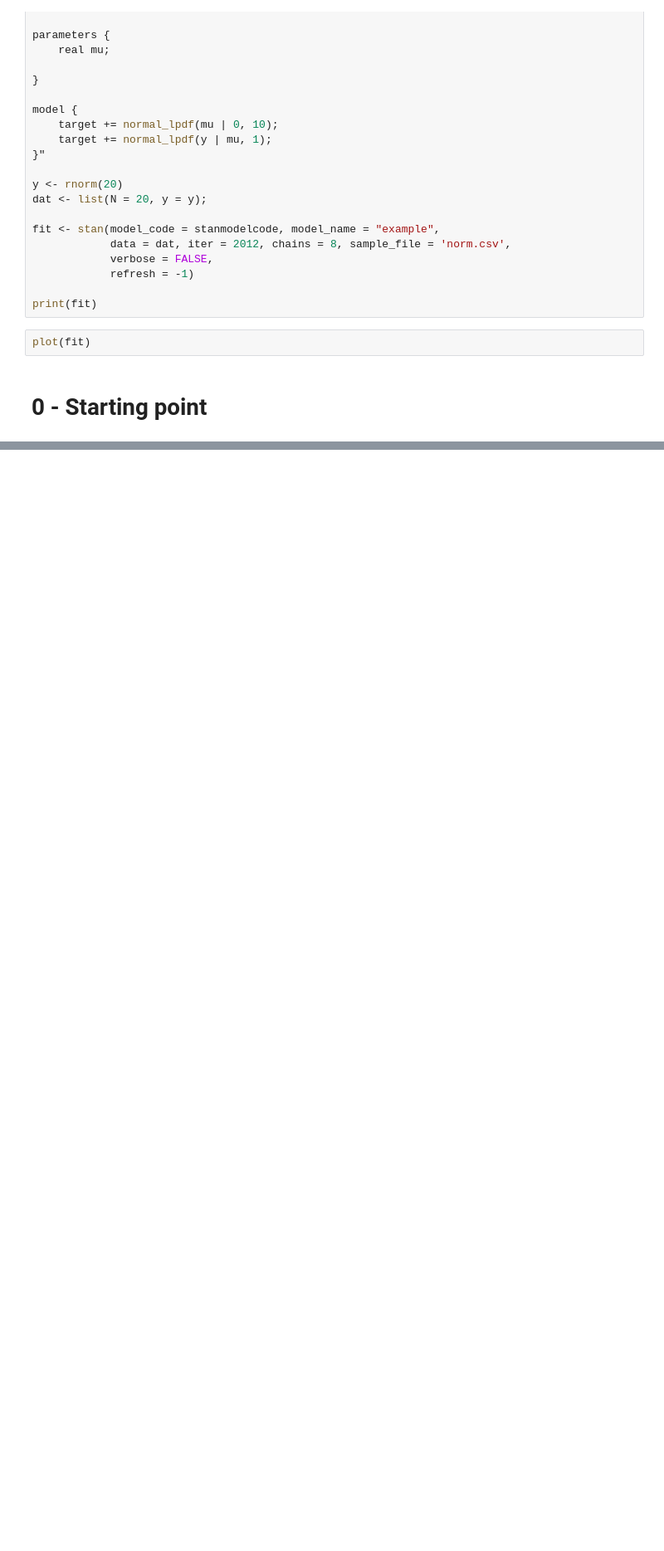
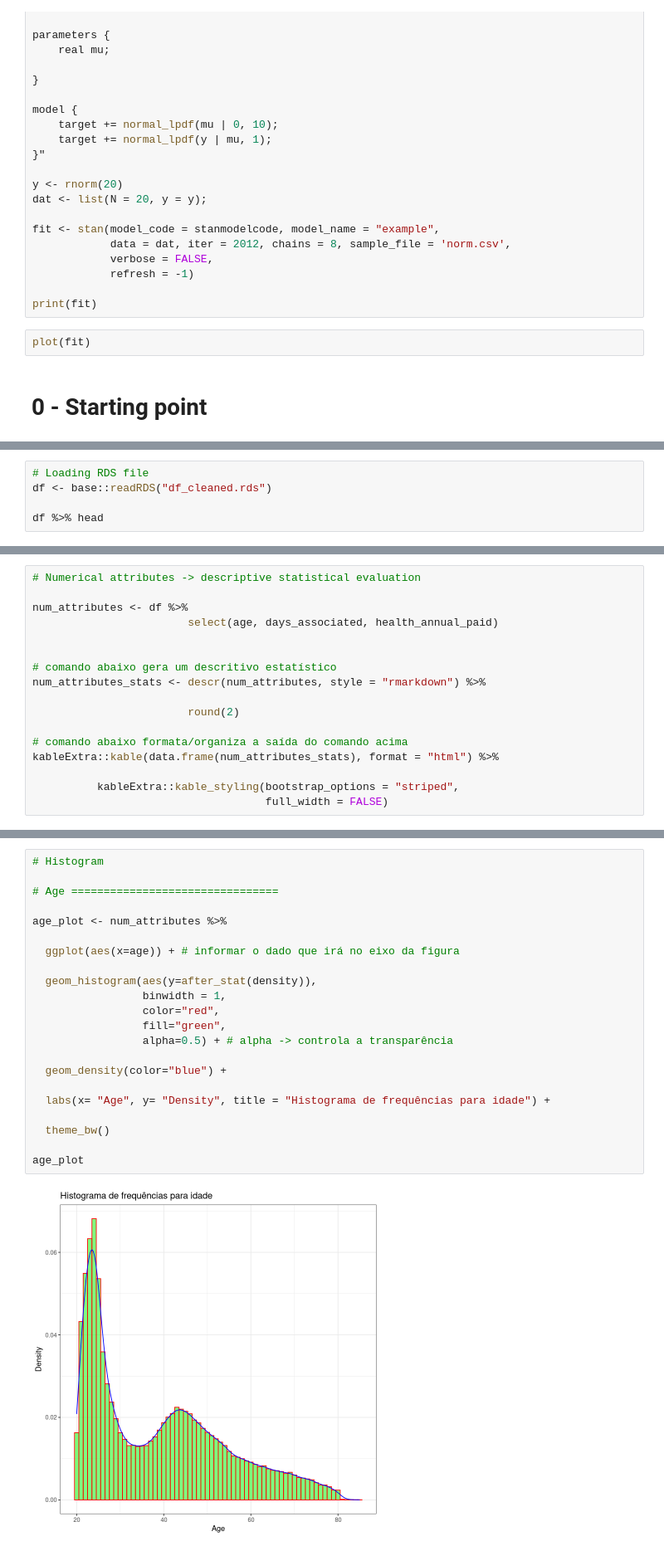
Before and after one commit to GustavoHBDuarte/purchase_propensity_R, a Jupyter notebook: purchase_propensity.ipynb, the cells around one changed output, grey strips where cells are left out. Shown at 83% size. Drawn from its saved outputs; the diff is of its cells as text; blank space fills up the shorter version.

```diff
--- a/purchase_propensity.ipynb
+++ b/purchase_propensity.ipynb
@@ -71,0 +386,5 @@ plot(fit)
+# %%
+# Loading RDS file
+df <- base::readRDS("df_cleaned.rds")
+
+df %>% head
@@ -71,0 +429,17 @@ plot(fit)
+# %%
+# Numerical attributes -> descriptive statistical evaluation
+
+num_attributes <- df %>%
+                        select(age, days_associated, health_annual_paid)
+
+
+# comando abaixo gera um descritivo estatístico
+num_attributes_stats <- descr(num_attributes, style = "rmarkdown") %>%
+
+                        round(2)
+
+# comando abaixo formata/organiza a saída do comando acima
+kableExtra::kable(data.frame(num_attributes_stats), format = "html") %>%
+
+          kableExtra::kable_styling(bootstrap_options = "striped",
+                                    full_width = FALSE)
@@ -71,0 +497,24 @@ plot(fit)
+# %%
+# Histogram
+
+# Age ================================
+
+age_plot <- num_attributes %>%
+
+  ggplot(aes(x=age)) + # informar o dado que irá no eixo da figura
+
+  geom_histogram(aes(y=after_stat(density)),
+                 binwidth = 1,
+                 color="red",
+                 fill="green",
+                 alpha=0.5) + # alpha -> controla a transparência
+
+  geom_density(color="blue") +
+
+  labs(x= "Age", y= "Density", title = "Histograma de frequências para idade") +
+
+  theme_bw()
+
+age_plot
+# %% [output]
+[figure, added]
```
Also changed, not shown: parts of 108 cells of this notebook.
